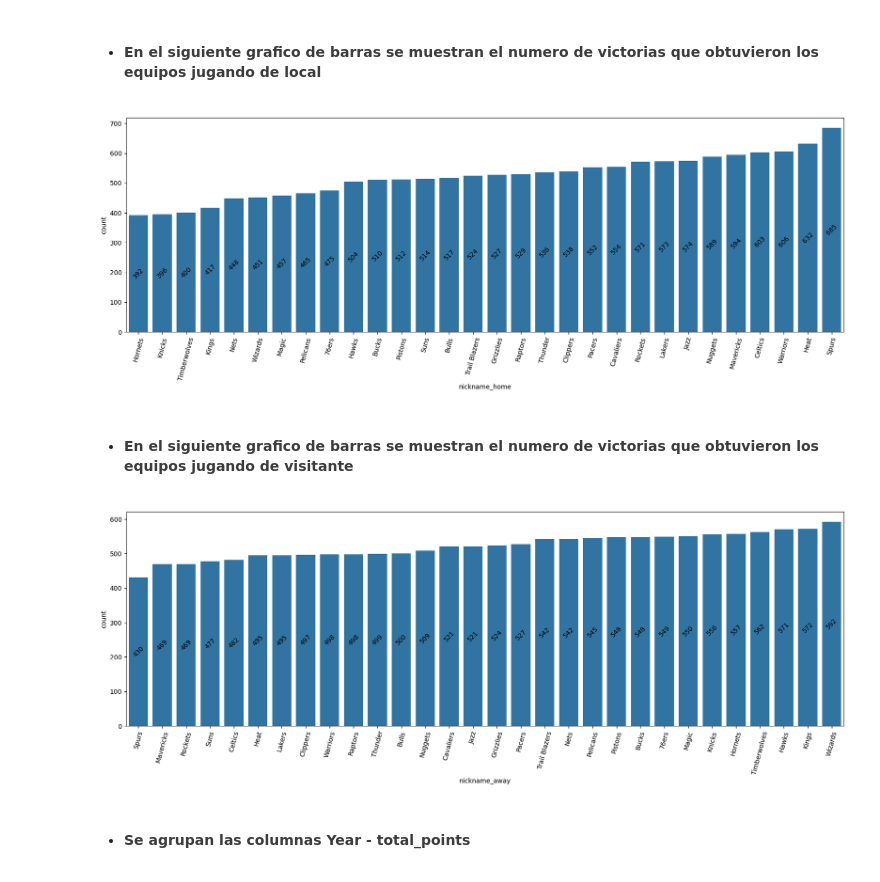
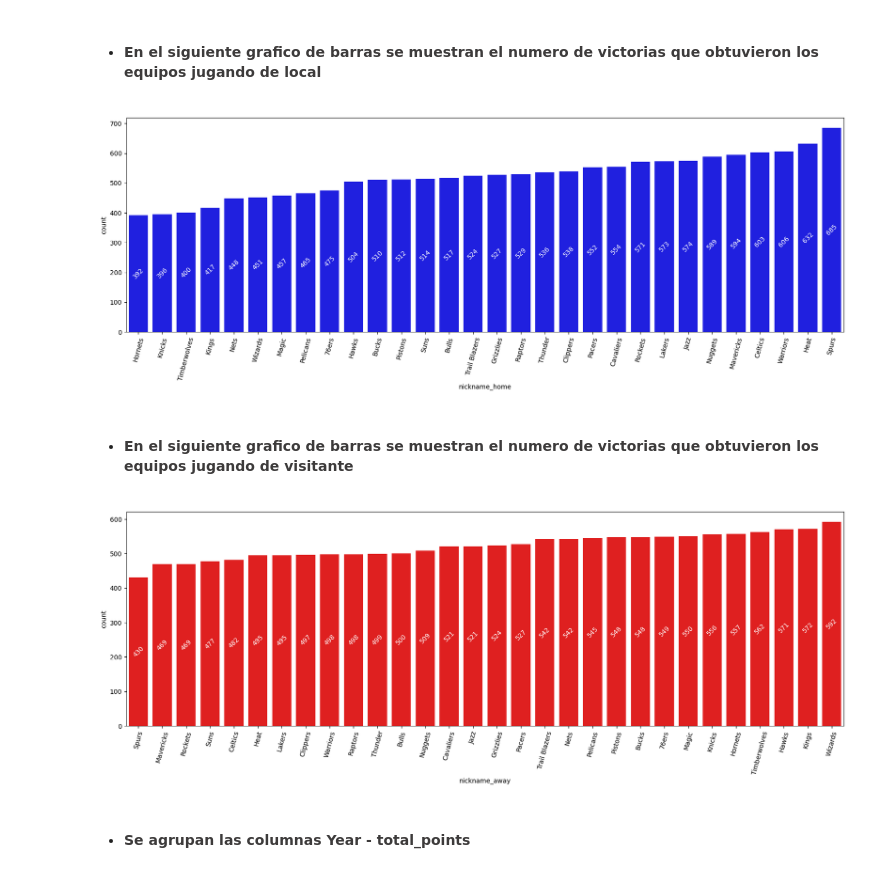
Before and after one commit to GabrielCastro1221/Analisis_de_datos_NBA_Jupyter_notebook, a Jupyter notebook: ProyectoDS_Gabriel_Castro_Ramirez.ipynb, the cells around one changed output. Cells and saved outputs as stored; diff of their text form; code cells hidden in the pictures.

```diff
--- a/ProyectoDS_Gabriel_Castro_Ramirez.ipynb
+++ b/ProyectoDS_Gabriel_Castro_Ramirez.ipynb
@@ -337,27 +345,27 @@ plt.figure(figsize=(20,6))
 
 result = victoria_local["nickname_home"].value_counts().sort_values()
 
-ax = sns. countplot(x= "nickname_home", data=victoria_local, order=result.index)
-ax.bar_label(ax.containers[-1], label_type="center",  rotation=45)
+ax = sns. countplot(x= "nickname_home", data=victoria_local, order=result.index, color="blue")
+ax.bar_label(ax.containers[-1], label_type="center",  rotation=45, color="white")
 
 plt.xticks(rotation=75)
 plt.show()
 # %% [output]
-[figure, old version]
+[figure, new version]
 # %% [markdown]
 + <h4 style="font-weight: bold; color: #3D3B3B;">En el siguiente grafico de barras se muestran el numero de victorias que obtuvieron los equipos jugando de visitante</h4>
 # %%
 plt.figure(figsize=(20,6))
 
 result = victoria_local["nickname_away"].value_counts().sort_values()
 
-ax = sns. countplot(x= "nickname_away", data=victoria_local, order=result.index)
-ax.bar_label(ax.containers[-1], label_type="center",  rotation=45)
+ax = sns. countplot(x= "nickname_away", data=victoria_local, order=result.index, color="red")
+ax.bar_label(ax.containers[-1], label_type="center",  rotation=45, color="white")
 
 plt.xticks(rotation=75)
 plt.show()
 # %% [output]
-[figure, old version]
+[figure, new version]
 # %% [markdown]
 + <h4 style="font-weight: bold; color: #3D3B3B;">Se agrupan las columnas Year - total_points</h4>
 # %%
```
Also changed, not shown: parts of 9 cells of this notebook.
